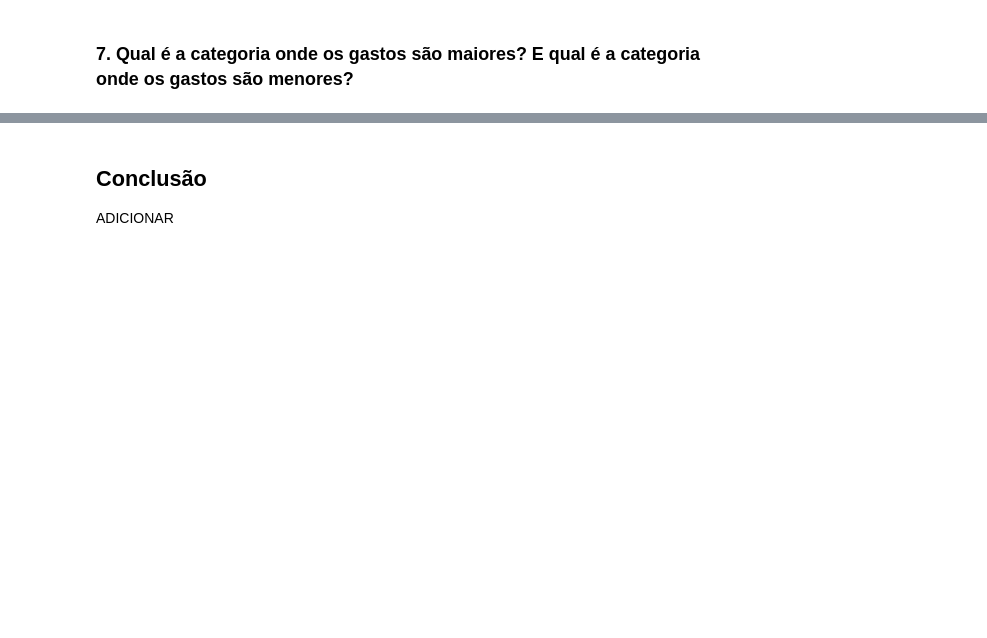
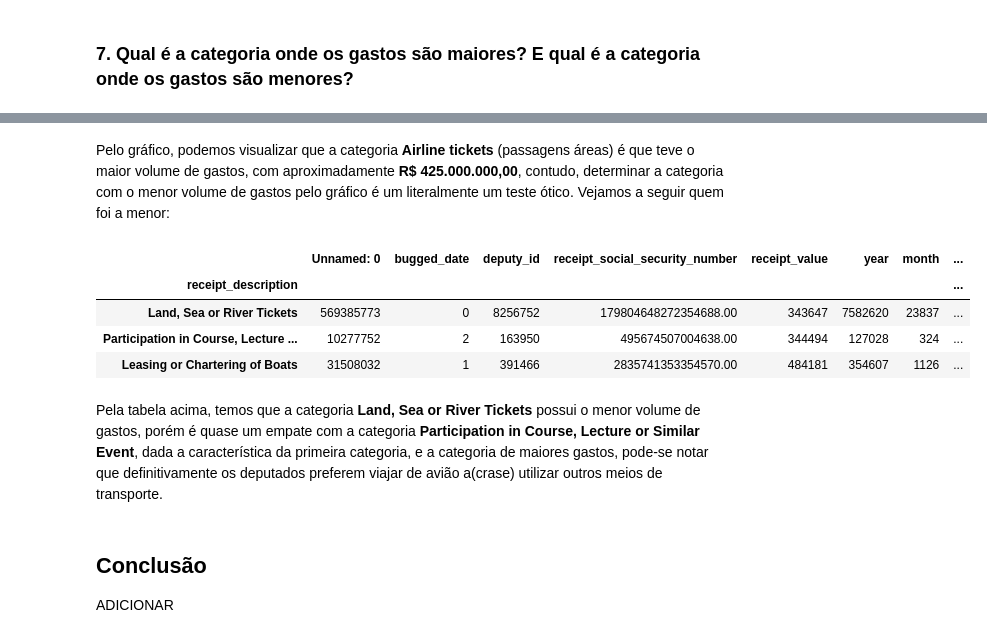
Before and after one commit to DefinitelyNotACactus/Chamber-of-Deputies-Reimbursements, a Jupyter notebook: Projeto Final.ipynb, the cells around one changed output, grey strips where cells are left out. Cells and saved outputs as stored; diff of their text form; code cells hidden in the pictures; blank space fills up the shorter version.

```diff
--- a/Projeto Final.ipynb
+++ b/Projeto Final.ipynb
@@ -172,3 +183,15 @@ Para melhor análise, foi feita a avaliação dos maiores gastos nos anos eleito
+# %% [markdown]
+Pelo gráfico, podemos visualizar que a categoria **Airline tickets** (passagens áreas) é que teve o maior volume de gastos, com aproximadamente **R\$ 425.000.000,00**, contudo, determinar a categoria com o menor volume de gastos pelo gráfico é um literalmente um teste ótico. Vejamos a seguir quem foi a menor:
+# %%
+dfg.sort_values(by='receipt_value', ascending=True)[:3]
+# %% [output]
+|  | Unnamed: 0 | bugged_date | deputy_id | receipt_social_security_number | receipt_value | year | month | ... |
+| receipt_description |  |  |  |  |  |  |  | ... |
+| Land, Sea or River Tickets | 569385773 | 0 | 8256752 | 179804648272354688.00 | 343647 | 7582620 | 23837 | ... |
+| Participation in Course, Lecture ... | 10277752 | 2 | 163950 | 495674507004638.00 | 344494 | 127028 | 324 | ... |
+| Leasing or Chartering of Boats | 31508032 | 1 | 391466 | 2835741353354570.00 | 484181 | 354607 | 1126 | ... |
+# %% [markdown]
+Pela tabela acima, temos que a categoria **Land, Sea or River Tickets** possui o menor volume de gastos, porém é quase um empate com a categoria **Participation in Course, Lecture or Similar Event**, dada a característica da primeira categoria, e a categoria de maiores gastos, pode-se notar que definitivamente os deputados preferem viajar de avião a(crase) utilizar outros meios de transporte.
 # %% [markdown]
 ## Conclusão
 
```
Also changed, not shown: parts of 1 cell of this notebook.
